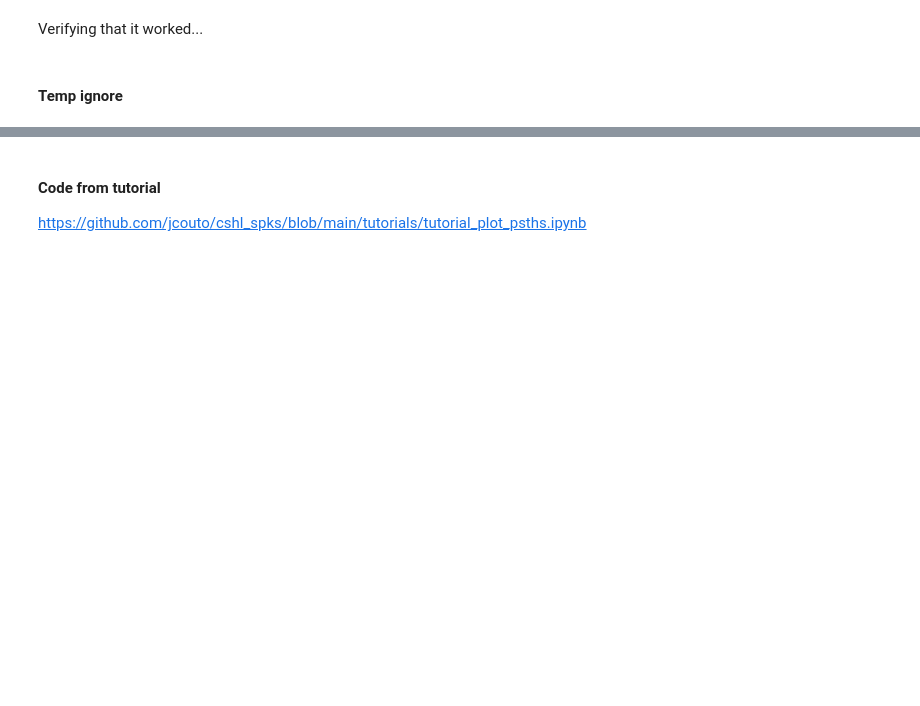
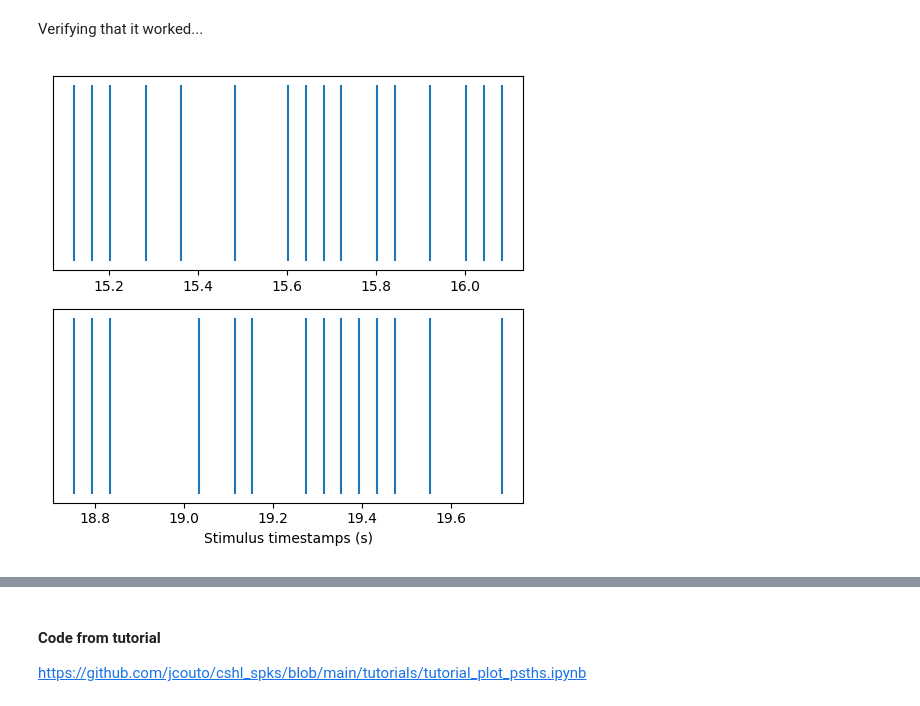
Before and after one commit to rojasgabriel/ephys, a Jupyter notebook: sorting.ipynb, the cells around one changed output, grey strips where cells are left out. Cells and saved outputs as stored; diff of their text form; code cells hidden in the pictures; blank space fills up the shorter version.

```diff
--- a/sorting.ipynb
+++ b/sorting.ipynb
@@ -80,11 +68,11 @@ first_stim_onsets = first_stim_onsets[~np.isnan(first_stim_onsets)]
 # %% [markdown]
 Verifying that it worked...
 # %%
-fig, axs = plt.subplots(len(stim_onsets[:5]), 1, figsize=(5,5))
-for i, trials in enumerate(stim_onsets[:5]):
+fig, axs = plt.subplots(len(stim_onsets[:2]), 1, figsize=(5,5))
+for i, trials in enumerate(stim_onsets[:2]):
     axs[i].vlines(stim_onsets[i], 0, 1)
     axs[i].get_yaxis().set_visible(False)
 axs[-1].set_xlabel('Stimulus timestamps (s)')
 fig.tight_layout()
+# %% [output]
+[figure, added]
-# %% [markdown]
-#### Temp ignore
```
Also changed, not shown: parts of 57 cells of this notebook, 1 other file.
